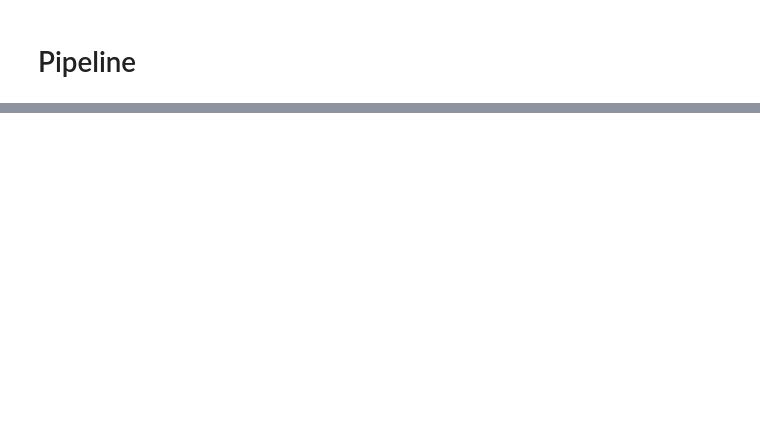
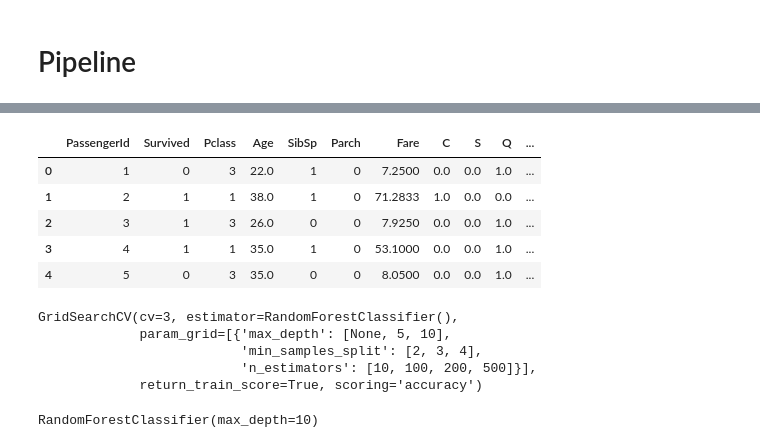
Before and after one commit to MoRahh/titanic-survival-prediction, a Jupyter notebook: main.ipynb, the cells around one changed output, grey strips where cells are left out. Cells and saved outputs as stored; diff of their text form; code cells hidden in the pictures; blank space fills up the shorter version.

```diff
--- a/main.ipynb
+++ b/main.ipynb
@@ -177,0 +233,9 @@ y_data = y.to_numpy()
+# %%
+full_data.head()
+# %% [output]
+|  | PassengerId | Survived | Pclass | Age | SibSp | Parch | Fare | C | S | Q | ... |
+| 0 | 1 | 0 | 3 | 22.0 | 1 | 0 | 7.2500 | 0.0 | 0.0 | 1.0 | ... |
+| 1 | 2 | 1 | 1 | 38.0 | 1 | 0 | 71.2833 | 1.0 | 0.0 | 0.0 | ... |
+| 2 | 3 | 1 | 3 | 26.0 | 0 | 0 | 7.9250 | 0.0 | 0.0 | 1.0 | ... |
+| 3 | 4 | 1 | 1 | 35.0 | 1 | 0 | 53.1000 | 0.0 | 0.0 | 1.0 | ... |
+| 4 | 5 | 0 | 3 | 35.0 | 0 | 0 | 8.0500 | 0.0 | 0.0 | 1.0 | ... |
@@ -177,0 +249,15 @@ y_data = y.to_numpy()
+# %%
+prod_rfc = RandomForestClassifier()
+
+param_grid = [
+    {"n_estimators": [10,100,200,500], "max_depth": [None, 5, 10], "min_samples_split":[2,3,4]}
+]
+
+grid_search = GridSearchCV(prod_rfc, param_grid, cv=3, scoring="accuracy", return_train_score=True)
+grid_search.fit(X_data_full, y_data_full)
+# %% [output]
+GridSearchCV(cv=3, estimator=RandomForestClassifier(),
+             param_grid=[{'max_depth': [None, 5, 10],
+                          'min_samples_split': [2, 3, 4],
+                          'n_estimators': [10, 100, 200, 500]}],
+             return_train_score=True, scoring='accuracy')
@@ -177,0 +266,4 @@ y_data = y.to_numpy()
+# %%
+prod_full_rfc
+# %% [output]
+RandomForestClassifier(max_depth=10)
```
Also changed, not shown: parts of 26 cells of this notebook, 1 other file.
